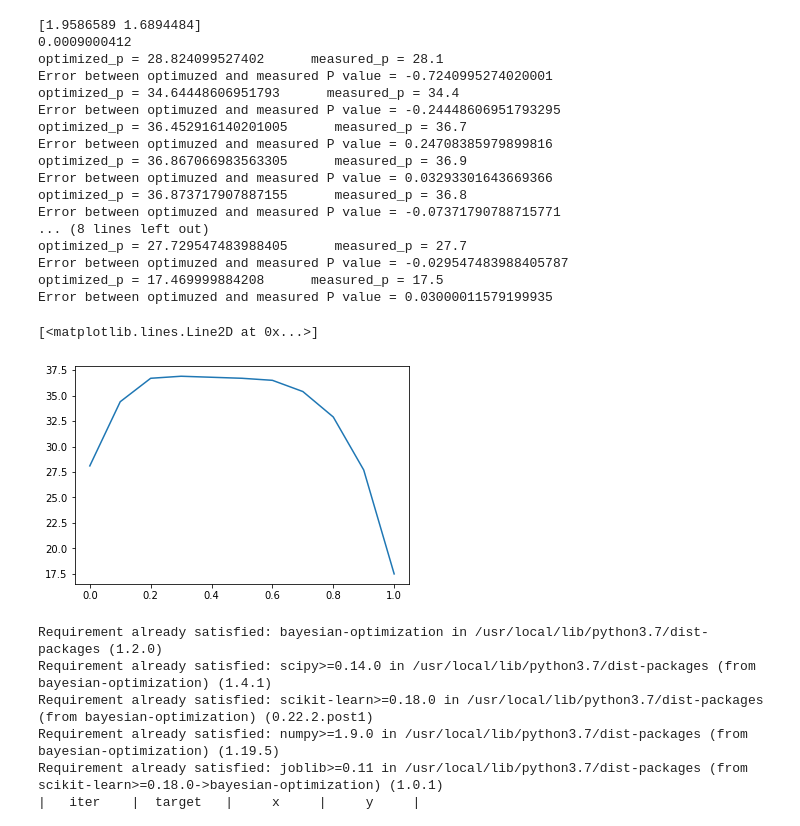
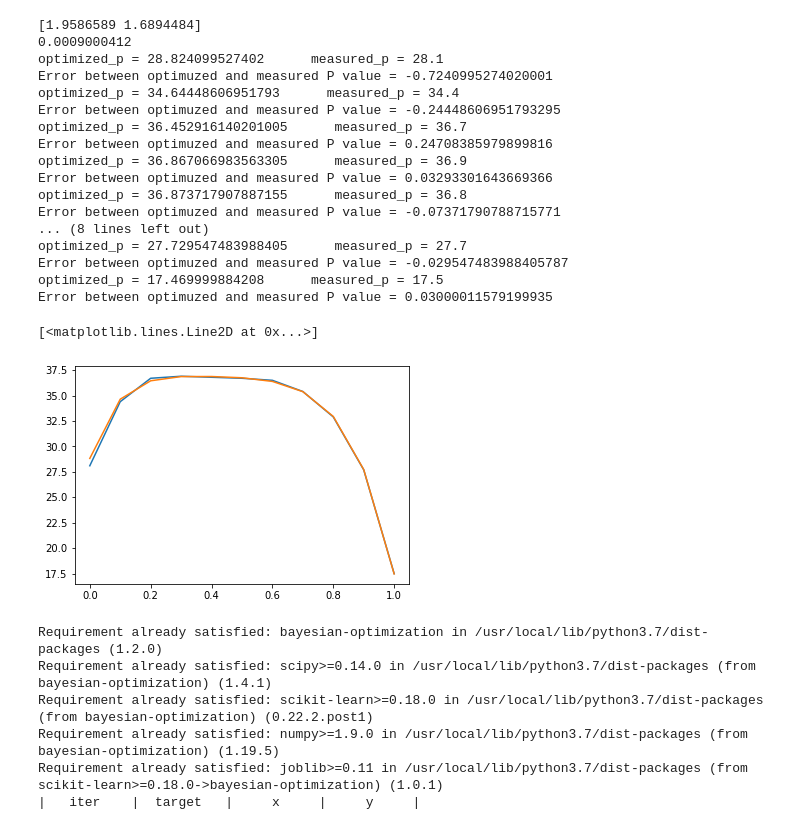
Before and after one commit to AAA0145/DesignOptimization2021Fall, a Jupyter notebook: Homework3.ipynb, the cells around one changed output. Saved outputs shown, nothing was run; the diff lists cells and outputs as text; code cells hidden in the pictures.

```diff
--- a/Homework3.ipynb
+++ b/Homework3.ipynb
@@ -13,6 +13,7 @@ import numpy as np
 import matplotlib.pyplot as plt
 import matplotlib.cm as cm
 import math as m
+ren = []
 p_measured=np.array([28.1,34.4,36.7,36.9,36.8,36.7,36.5,35.4,32.9,27.7,17.5])
 x_1=np.array([0.0,0.1,0.2,0.3,0.4,0.5,0.6,0.7,0.8,0.9,1.0])
 x_2=-x_1+1
@@ -27,35 +28,36 @@ for i in range(100):
     x.grad.numpy()
     with t.no_grad():
        x -= a * x.grad
        x.grad.zero_()
 print(x.data.numpy())
 print(loss.data.numpy())
 for i in range(0,11):
   P_optimized = ((x_1[i]*m.exp(x[0]*((x[1]*x_2[i])/(x[0]*x_1[i]+x[1]*x_2[i]))**2)*p_water) + (x_2[i]*m.exp( x[1]*((x[0]*x_1[i])/(x[0]*x_1[i]+x[1]*x_2[i]))**2)*p_dioxane))
   print("optimized_p =",P_optimized, "     measured_p =", p_measured[i])
   print("Error between optimuzed and measured P value =" , p_measured[i]-P_optimized)
+  ren.append(P_optimized)
 plt.plot(x_1,p_measured)
-#plt.plot(x_1,P_optimized)
+plt.plot(x_1,ren)
 # %% [output]
 [1.9586589 1.6894484]
 0.0009000412
 optimized_p = 28.824099527402      measured_p = 28.1
 Error between optimuzed and measured P value = -0.7240995274020001
 optimized_p = 34.64448606951793      measured_p = 34.4
 Error between optimuzed and measured P value = -0.24448606951793295
 optimized_p = 36.452916140201005      measured_p = 36.7
 Error between optimuzed and measured P value = 0.24708385979899816
 optimized_p = 36.867066983563305      measured_p = 36.9
 Error between optimuzed and measured P value = 0.03293301643669366
 optimized_p = 36.873717907887155      measured_p = 36.8
 Error between optimuzed and measured P value = -0.07371790788715771
 ... (8 lines left out)
 optimized_p = 27.729547483988405      measured_p = 27.7
 Error between optimuzed and measured P value = -0.029547483988405787
 optimized_p = 17.469999884208      measured_p = 17.5
 Error between optimuzed and measured P value = 0.03000011579199935
 [<matplotlib.lines.Line2D at 0x...>]
-[figure, old version]
+[figure, new version]
 # %%
 # Problem 2
 !pip install bayesian-optimization
```
